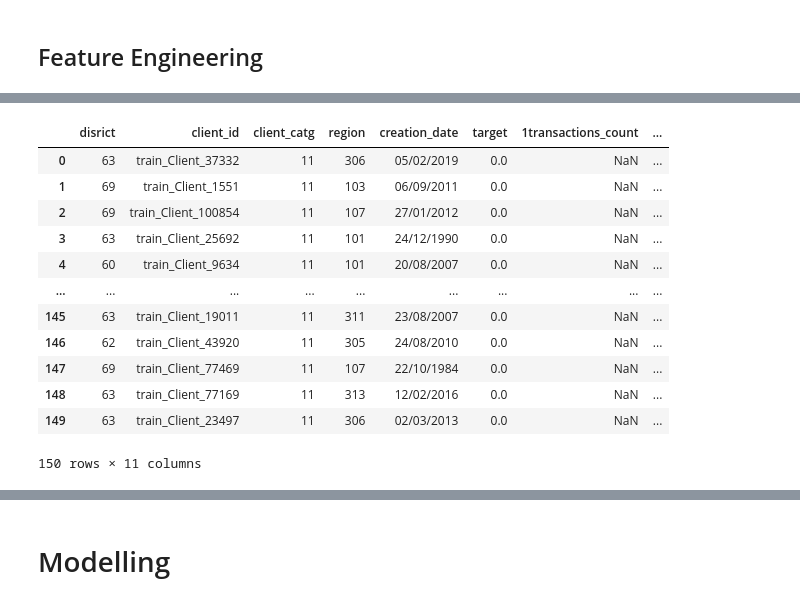
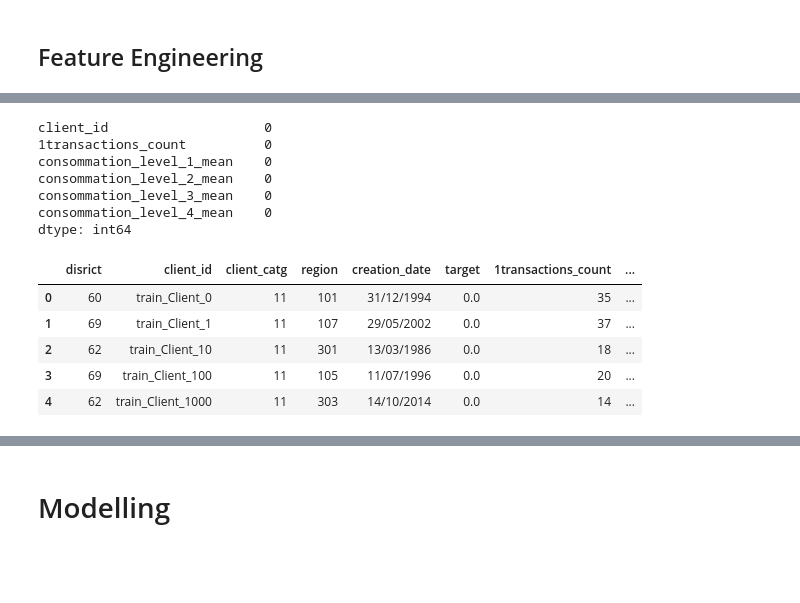
Before and after one commit to abh22/fraud_detect_steg, a Jupyter notebook: Fraud_Detection_Starter.ipynb, the cells around one changed output, grey strips where cells are left out. Drawn from its saved outputs; the diff is of its cells as text; code cells hidden in the pictures; blank space fills up the shorter version.

```diff
--- a/Fraud_Detection_Starter.ipynb
+++ b/Fraud_Detection_Starter.ipynb
@@ -188,3 +170,0 @@ invoice_train
-# %%
-client_train=client_train.sample(150)
-client_train
@@ -264,0 +233,17 @@ sns.countplot(x='region',data=client_train,hue='target')
+# %%
+for df in [client_train,client_test]:
+    df['creation_date'] = pd.to_datetime(df['creation_date'])
+# %%
+# Set the index to 'creation_date' for time series analysis
+client_train.set_index('creation_date',inplace=True)
+
+# Resample data by a specific time frequency (e.g., monthly)
+resampled_data = client_train['target'].resample('M').mean()
+client_train.reset_index(inplace=True)
+# Plot the time series
+plt.figure(figsize=(12, 6))
+sns.lineplot(x=resampled_data.index, y=resampled_data.values)
+plt.title('Time Series Plot of Target Variable Over Time')
+plt.xlabel('Creation Date')
+plt.ylabel('Mean Target Value')
+plt.show()
@@ -274,6 +286,3 @@ plt.show()
-# %%
-invoice_test=invoice_test.sample(80)
-client_test=client_test.sample(30)
 # %% [markdown]
 ## Feature Engineering
 # %%
@@ -337,19 +336,22 @@ agg_train.head()
+# %%
+agg_train.isnull().sum()
+# %% [output]
+client_id                    0
+1transactions_count          0
+consommation_level_1_mean    0
+consommation_level_2_mean    0
+consommation_level_3_mean    0
+consommation_level_4_mean    0
+dtype: int64
 # %%
 #merge aggregate data with client dataset
 train = pd.merge(client_train,agg_train, on='client_id', how='left')
 # %%
-train
+train.head()
 # %% [output]
 |  | disrict | client_id | client_catg | region | creation_date | target | 1transactions_count | ... |
-| 0 | 63 | train_Client_37332 | 11 | 306 | 05/02/2019 | 0.0 | NaN | ... |
-| 1 | 69 | train_Client_1551 | 11 | 103 | 06/09/2011 | 0.0 | NaN | ... |
-| 2 | 69 | train_Client_100854 | 11 | 107 | 27/01/2012 | 0.0 | NaN | ... |
-| 3 | 63 | train_Client_25692 | 11 | 101 | 24/12/1990 | 0.0 | NaN | ... |
-| 4 | 60 | train_Client_9634 | 11 | 101 | 20/08/2007 | 0.0 | NaN | ... |
-| ... | ... | ... | ... | ... | ... | ... | ... | ... |
-| 145 | 63 | train_Client_19011 | 11 | 311 | 23/08/2007 | 0.0 | NaN | ... |
-| 146 | 62 | train_Client_43920 | 11 | 305 | 24/08/2010 | 0.0 | NaN | ... |
-| 147 | 69 | train_Client_77469 | 11 | 107 | 22/10/1984 | 0.0 | NaN | ... |
-| 148 | 63 | train_Client_77169 | 11 | 313 | 12/02/2016 | 0.0 | NaN | ... |
-| 149 | 63 | train_Client_23497 | 11 | 306 | 02/03/2013 | 0.0 | NaN | ... |
+| 0 | 60 | train_Client_0 | 11 | 101 | 31/12/1994 | 0.0 | 35 | ... |
+| 1 | 69 | train_Client_1 | 11 | 107 | 29/05/2002 | 0.0 | 37 | ... |
+| 2 | 62 | train_Client_10 | 11 | 301 | 13/03/1986 | 0.0 | 18 | ... |
+| 3 | 69 | train_Client_100 | 11 | 105 | 11/07/1996 | 0.0 | 20 | ... |
+| 4 | 62 | train_Client_1000 | 11 | 303 | 14/10/2014 | 0.0 | 14 | ... |
-150 rows × 11 columns
```
Also changed, not shown: parts of 24 cells of this notebook.
